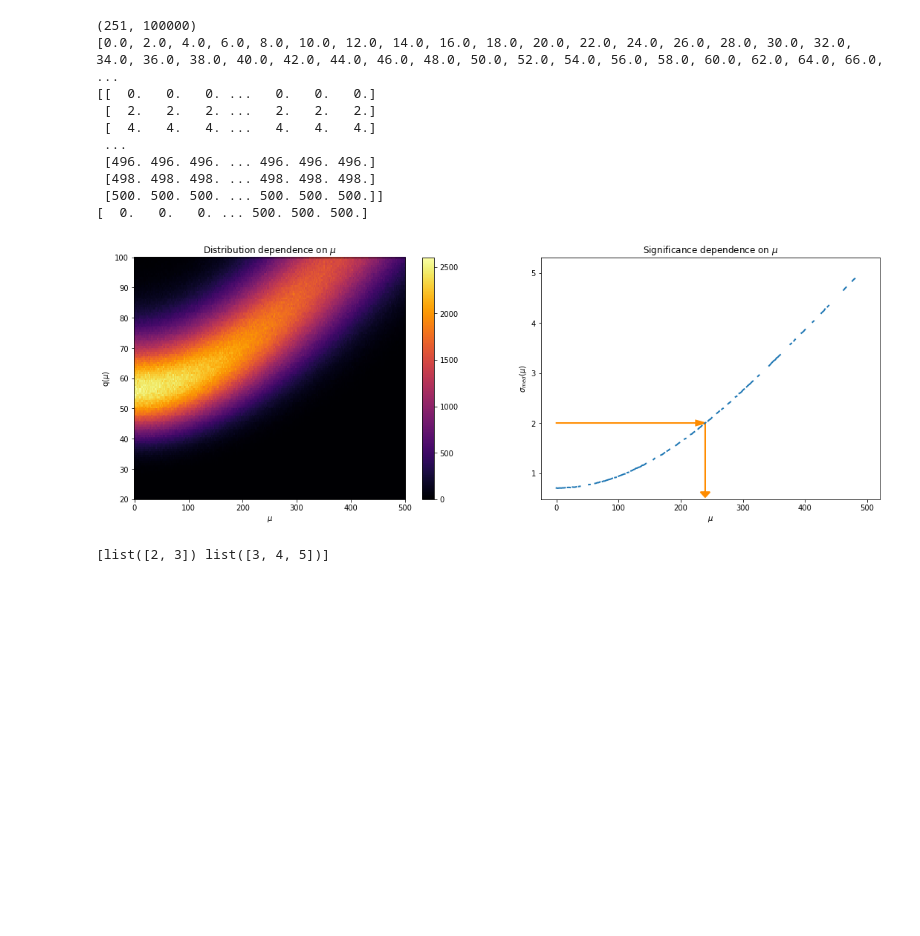
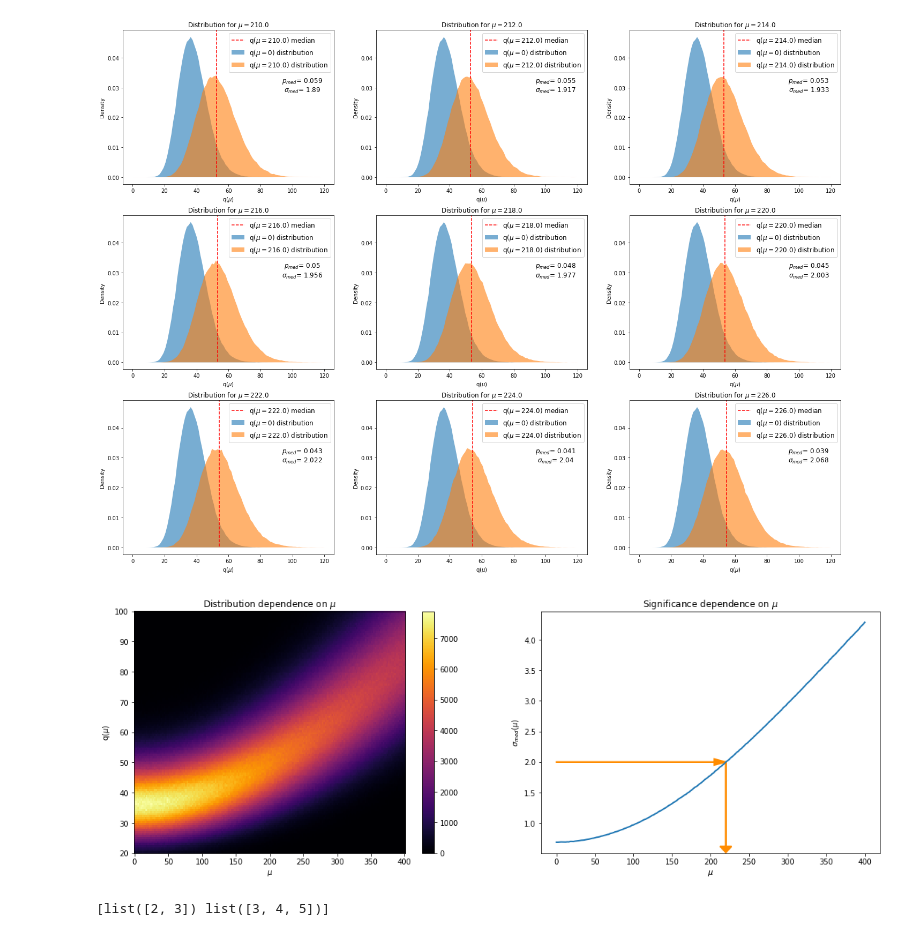
Before and after one commit to pacca4/Project_LocpB_plots, a Jupyter notebook: presentation/SingleMuon.ipynb, the cells around one changed output. Drawn from its saved outputs; the diff is of its cells as text; code cells hidden in the pictures; blank space fills up the shorter version.

Commit message:
Done single Muon analysys

```diff
--- a/presentation/SingleMuon.ipynb
+++ b/presentation/SingleMuon.ipynb
@@ -32,44 +32,30 @@ for i in range(0,nr):
+# %%
+nr = 3
+nc = 3
+fig, axs = plt.subplots(nr, nc, figsize=(8*nc, 6*nr))
+for i in range(0,nr):
+    for j in range(0,nc):
+        sub_plot_hists(axs[i,j], 100, 105+(j+nc*i), ndf=38)
+# %% [output]
+[figure, added]
 # %%
+%run -i 'finalPlots.py'
+
+
+sigs=[]
+for i in np.linspace(0,200,201, dtype=np.int):
+    sigs.append(significance(200, i, ndf=38)[1]) #ho usato 60 bins
+
 h_mu=[]
-mus = [2.0*x for x in range(0,251)]
+mus = [2.0*x for x in range(0,201)]
 for i in range (0, nsamp):
     h_mu.append(mus)
 h_mu= np.array(h_mu).T
-print(h_mu.shape)
 
 
-print(mus)
-print(h_mu)
-print(h_mu.flatten())
+final_mu_IsoMu = plot_all_distr_SingleMuon(sigs, h_mu, plot_arrow=True, bound=2.)
 # %% [output]
-(251, 100000)
-[0.0, 2.0, 4.0, 6.0, 8.0, 10.0, 12.0, 14.0, 16.0, 18.0, 20.0, 22.0, 24.0, 26.0, 28.0, 30.0, 32.0, 34.0, 36.0, 38.0, 40.0, 42.0, 44.0, 46.0, 48.0, 50.0, 52.0, 54.0, 56.0, 58.0, 60.0, 62.0, 64.0, 66.0,  ...
-[[  0.   0.   0. ...   0.   0.   0.]
- [  2.   2.   2. ...   2.   2.   2.]
- [  4.   4.   4. ...   4.   4.   4.]
- ...
- [496. 496. 496. ... 496. 496. 496.]
- [498. 498. 498. ... 498. 498. 498.]
- [500. 500. 500. ... 500. 500. 500.]]
-[  0.   0.   0. ... 500. 500. 500.]
+[figure, added]
-# %%
-%run -i 'finalPlots.py'
-
-
-sigs=[]
-for i in np.linspace(0,250,251, dtype=np.int):
-    sigs.append(significance(200, i, ndf=58)[1]) #ho usato 60 bins
-
-h_mu=[]
-mus = [2.0*x for x in range(0,251)]
-for i in range (0, nsamp):
-    h_mu.append(mus)
-h_mu= np.array(h_mu).T
-
-
-final_mu_IsoMu = plot_all_distr_SingleMuon(sigs, h_mu, plot_arrow=True, bound=2.)
-# %% [output]
-[figure, removed]
 # %%
 an = np.array([[2,3],[3,4,5]])
 print(an.flatten())
```
Also changed, not shown: parts of 2 cells of this notebook, 1 other file.
